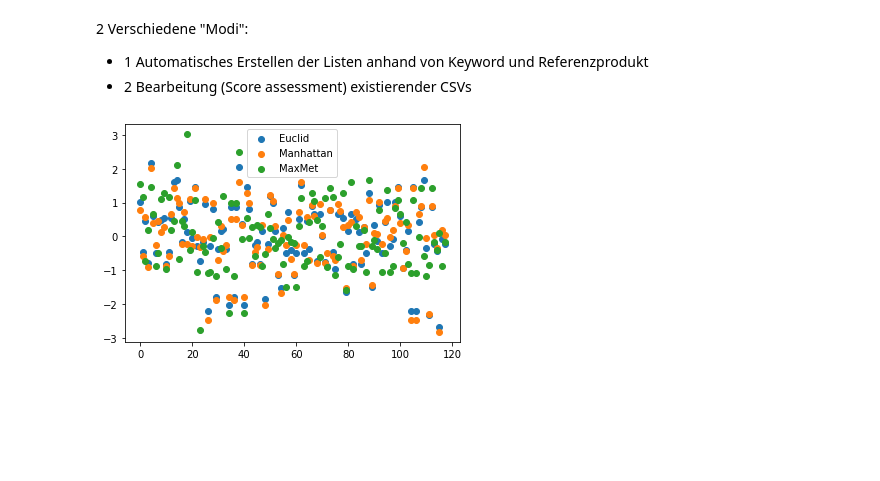
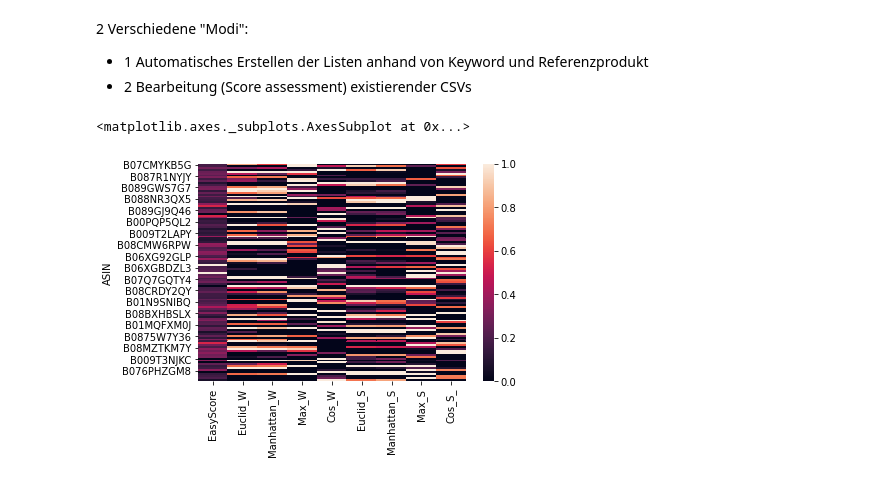
Before and after one commit to NikOcaml/ProductMatcher, a Jupyter notebook: ProductMatcher.ipynb, the cells around one changed output. Cells and saved outputs as stored; diff of their text form; code cells hidden in the pictures; blank space fills up the shorter version.

```diff
--- a/ProductMatcher.ipynb
+++ b/ProductMatcher.ipynb
@@ -155,11 +135,0 @@ def Vec_Score(Ordered_Emb=Ord_Emb, Clean_Ref=Clean_Ref_Emb):
-# %%
-Euc, Man, Maxi=Vec_Score()
-Dataset["Euclid"]=(Euc-np.mean(Euc))*1/np.std(Euc)
-Dataset["Manhattan"]=(Man-np.mean(Man))*1/np.std(Man)
-Dataset["MaxMet"]=(Maxi-np.mean(Maxi))*1/np.std(Maxi)
-# %%
-for i in range(-3, 0, 1):
-    plt.scatter(range(len(Dataset.iloc[:, i])), Dataset.iloc[:, i], label=list(Dataset.columns.values.tolist())[i])
-    plt.legend()
-# %% [output]
-[figure, removed]
@@ -165,0 +198,11 @@ for i in range(-3, 0, 1):
+# %%
+Euc_W, Man_W, Maxi_W, Cos_W = Vec_Score_W()
+Dataset["Euclid_W"]=(Euc_W-np.mean(Euc_W))*1/np.std(Euc_W)
+Dataset["Manhattan_W"]=(Man_W-np.mean(Man_W))*1/np.std(Man_W)
+Dataset["Max_W"]=(Maxi_W-np.mean(Maxi_W))*1/np.std(Maxi_W)
+Dataset["Cos_W"]=(Cos_W-np.mean(Cos_W))*1/np.std(Cos_W)
+Euc_S, Man_S, Maxi_S, Cos_S=Vec_Score_S()
+Dataset["Euclid_S"]=(Euc_S-np.mean(Euc_S))*1/np.std(Euc_S)
+Dataset["Manhattan_S"]=(Man_S-np.mean(Man_S))*1/np.std(Man_S)
+Dataset["Max_S"]=(Maxi_S-np.mean(Maxi_S))*1/np.std(Maxi_S)
+Dataset["Cos_S_"]=(Cos_S-np.mean(Cos_S))*1/np.std(Cos_S)
@@ -165,0 +220,6 @@ for i in range(-3, 0, 1):
+# %%
+%matplotlib inline
+sb.heatmap(Dataset.iloc[:, 6:], vmin=0, vmax=1)
+# %% [output]
+<matplotlib.axes._subplots.AxesSubplot at 0x...>
+[figure, added]
```
Also changed, not shown: parts of 11 cells of this notebook.
